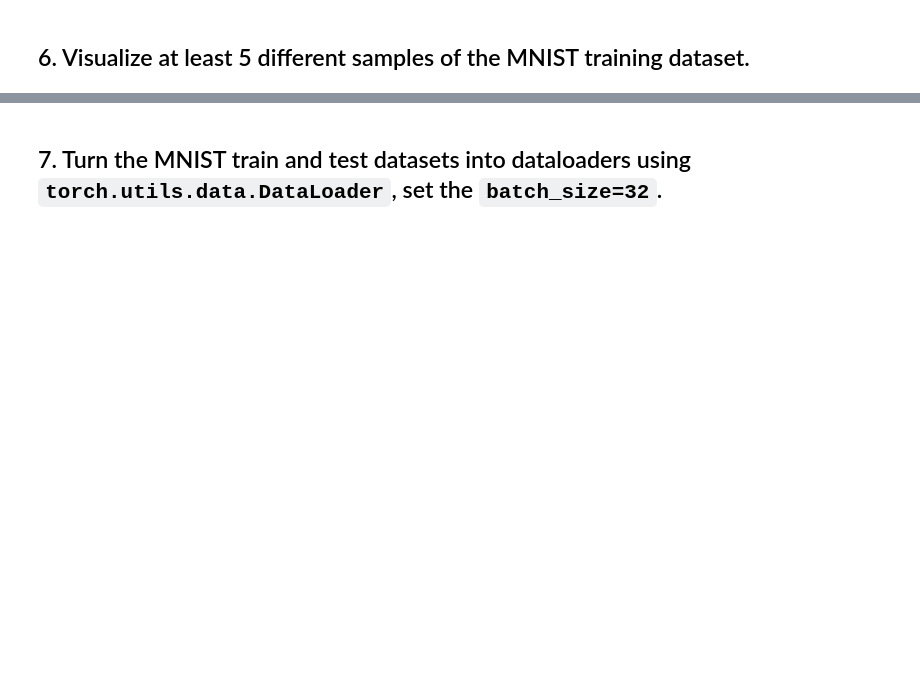
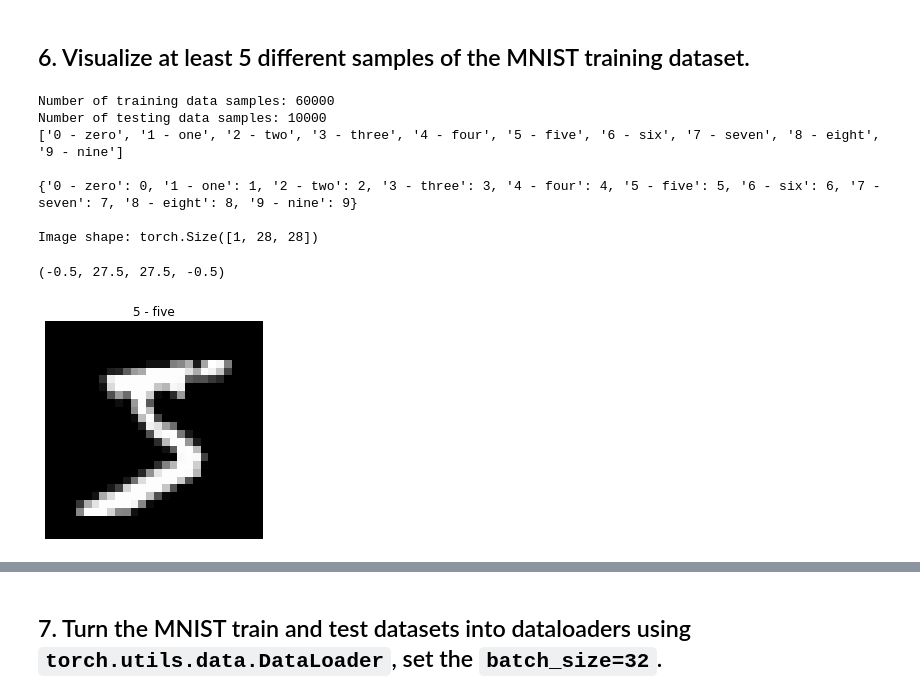
Before and after one commit to chriswilson2020/PyTorchCoLab, a Jupyter notebook: 03_pytorch_computer_vision_exercises.ipynb, the cells around one changed output, grey strips where cells are left out. Saved outputs shown, nothing was run; the diff lists cells and outputs as text; code cells hidden in the pictures; blank space fills up the shorter version.

```diff
--- a/03_pytorch_computer_vision_exercises.ipynb
+++ b/03_pytorch_computer_vision_exercises.ipynb
@@ -63,0 +88,16 @@ print(torch.__version__)
+# %%
+train_data = datasets.MNIST(
+    root="data",
+    train=True,
+    download=True,
+    transform=ToTensor(),
+    target_transform=None
+)
+
+test_data = datasets.MNIST(
+    root="data",
+    train=False,
+    download=True,
+    transform=ToTensor(),
+    target_transform=None
+)
@@ -64,2 +120,28 @@ print(torch.__version__)
 # %% [markdown]
 ## 6. Visualize at least 5 different samples of the MNIST training dataset.
+# %%
+# lets just check the data is what we think it is first
+
+print(f"Number of training data samples: {len(train_data)} \nNumber of testing data samples: {len(test_data)}")
+class_names = train_data.classes
+print(class_names, "\n")
+
+class_to_idx = train_data.class_to_idx
+print(class_to_idx, "\n")
+
+import matplotlib.pyplot as plt
+image, label = train_data[0]
+print(f"Image shape: {image.shape}")
+plt.imshow(image.squeeze(), cmap="gray")
+plt.title(class_names[label])
+plt.axis(False)
+# %% [output]
+Number of training data samples: 60000
+Number of testing data samples: 10000
+['0 - zero', '1 - one', '2 - two', '3 - three', '4 - four', '5 - five', '6 - six', '7 - seven', '8 - eight', '9 - nine']
+
+{'0 - zero': 0, '1 - one': 1, '2 - two': 2, '3 - three': 3, '4 - four': 4, '5 - five': 5, '6 - six': 6, '7 - seven': 7, '8 - eight': 8, '9 - nine': 9}
+
+Image shape: torch.Size([1, 28, 28])
+(-0.5, 27.5, 27.5, -0.5)
+[figure, added]
```
Also changed, not shown: parts of 54 cells of this notebook.
